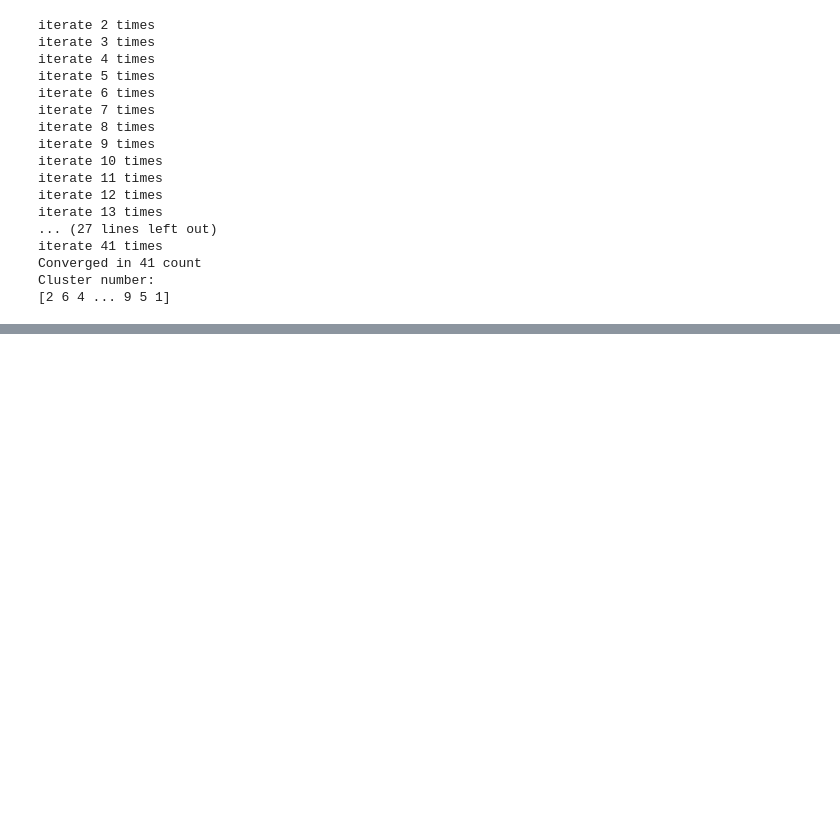
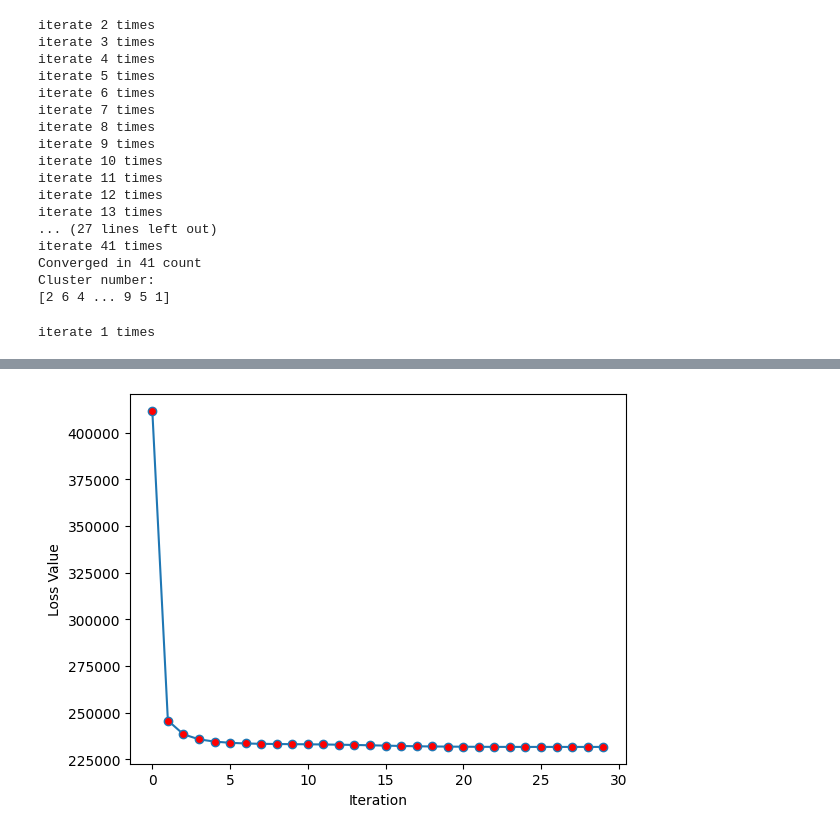
Before and after one commit to Scott-Zeta/COMP-3314_7314-Introduction-to-Statistical-Machine-Learning, a Jupyter notebook: assignment3.ipynb, the cells around one changed output, grey strips where cells are left out. Cells and saved outputs as stored; diff of their text form; code cells hidden in the pictures; blank space fills up the shorter version.

Commit message:
Q3 loss value

```diff
--- a/assignment3.ipynb
+++ b/assignment3.ipynb
@@ -197,3 +197,82 @@ iterate 41 times
 Converged in 41 count
 Cluster number:
 [2 6 4 ... 9 5 1]
+# %%
+#Question 3
+import numpy as np
+import pandas as pd
+import random
+import matplotlib.pyplot as plt
+
+dataSet = pd.read_csv('mnist.csv', header=None).to_numpy()
+dataSet = dataSet[:, 1:]
+
+k = 10
+
+rand_index = random.sample(range(0, len(dataSet)), k)
+# randomly pick ten points from the dataset as the initial centroids
+centroidsSet = []
+for i in rand_index:
+    centroidsSet.append(dataSet[i])
+centroidsSet = np.asarray(centroidsSet)
+
+lossValueSet = []
+
+#count for iteration
+count = 0
+
+while(True):
+    count = count + 1
+    print("iterate " + str(count) + " times")
+    lossValue = 0
+    cluster = []
+
+    for i in range(len(dataSet)):
+        distance = []
+
+        for j in range(k):
+            # calculate the distance between point to each centroids by norm 2
+            distance.append(np.linalg.norm(dataSet[i] - centroidsSet[j]))
+
+        #pick the cloest distance
+        cluster.append(np.argmin(distance))
+
+        # calculate loss value
+        lossValue = lossValue + np.linalg.norm(dataSet[i] - centroidsSet[np.argmin(distance)]) ** 2
+
+    cluster = np.asarray(cluster)
+    lossValueSet.append(lossValue)
+
+    clustered_dataset = [[] for i in range(k)]
+
+    for i in range(len(dataSet)):
+        # divide datapoint into cluster
+        clustered_dataset[cluster[i]].append(dataSet[i])
+
+    clustered_dataset = np.asarray(clustered_dataset)
+
+    new_centroids = []
+    for i in clustered_dataset:
+        # update new centroids by every cluster's average
+        new_centroids.append(np.mean(i, axis = 0))
+
+    new_centroids = np.asarray(new_centroids)
+
+    if np.array_equal(new_centroids, centroidsSet):
+        # classify complete after centroids does not moved any more
+        print("Converged in", count, "times")
+        print("Cluster number:")
+        print(cluster)
+
+        #loss value and plot
+        print("Loss value for each iteration:", lossValueSet)
+        plt.plot(lossValueSet, marker = 'o', markerfacecolor = 'red')
+        plt.xlabel("Iteration")
+        plt.ylabel("Loss Value")
+        plt.show()
+        break
+    else:
+        # else, update the centroids, continue loop
+        centroidsSet = new_centroids
+# %% [output]
+iterate 1 times
@@ -199,0 +296 @@ Cluster number:
+[figure, added]
```
Also changed, not shown: parts of 1 cell of this notebook.
